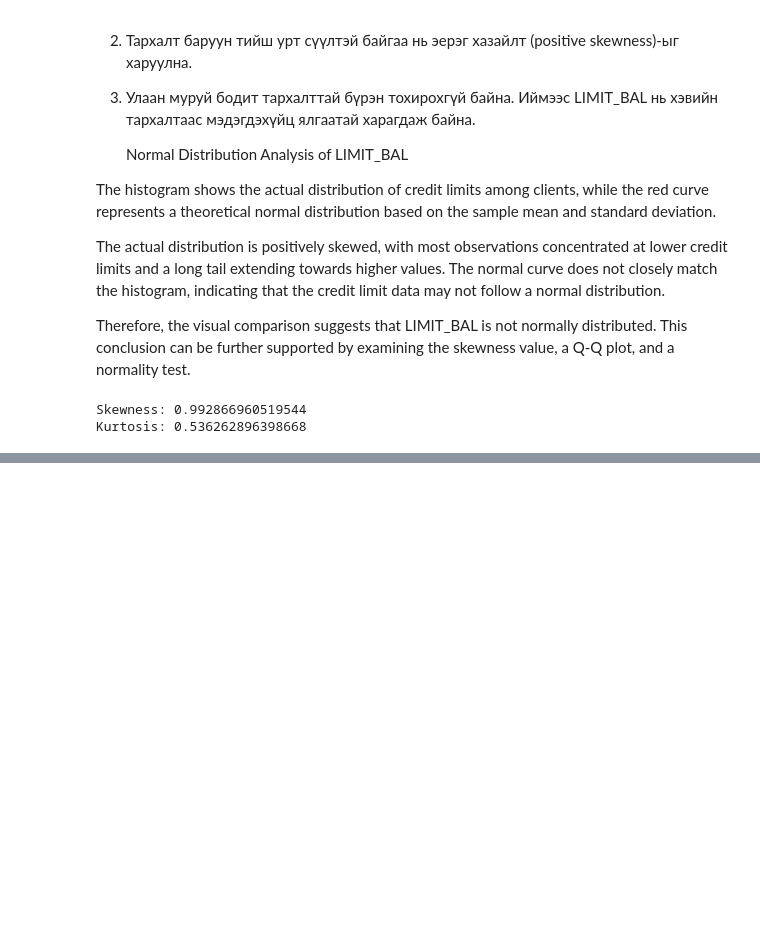
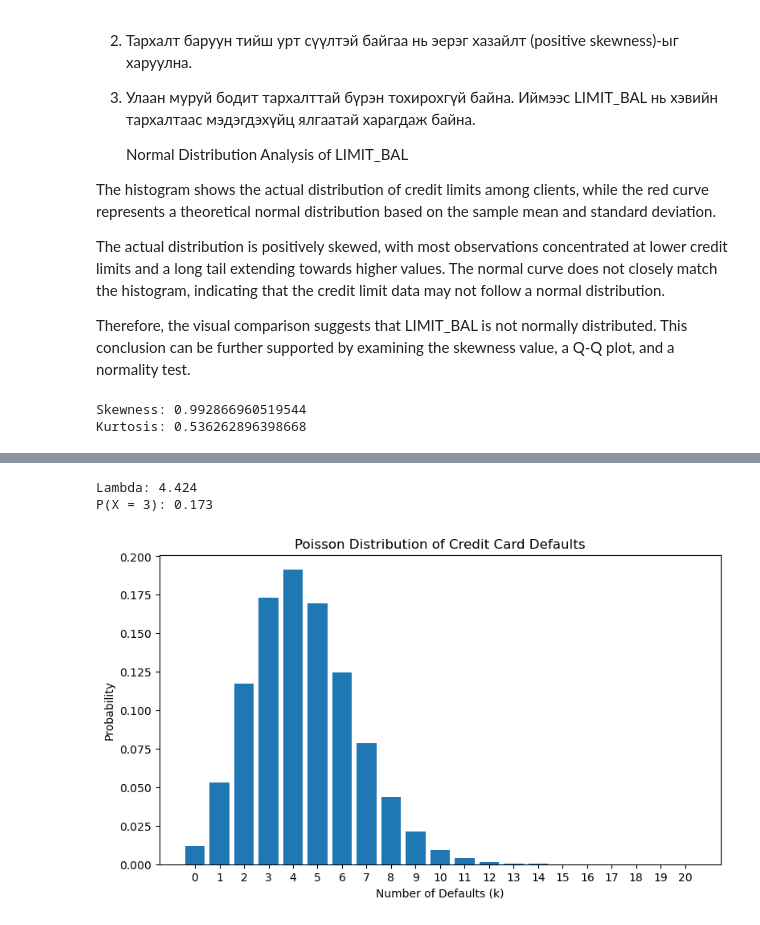
Before and after one commit to Erdenetuya610/Statistical-Tech-2026, a Jupyter notebook: Statistical Tech.ipynb, the cells around one changed output, grey strips where cells are left out. Saved outputs shown, nothing was run; the diff lists cells and outputs as text; code cells hidden in the pictures; blank space fills up the shorter version.

```diff
--- a/Statistical Tech.ipynb
+++ b/Statistical Tech.ipynb
@@ -359,0 +446,20 @@ Kurtosis: 0.536262896398668
+# %%
+
+# Poisson distribution
+lam = n * p
+poisson_probs = poisson.pmf(k, lam)
+
+print("Lambda:", round(lam, 4))
+print("P(X = 3):", round(poisson.pmf(3, lam), 4))
+
+plt.figure(figsize=(9, 5))
+plt.bar(k, poisson_probs)
+plt.title('Poisson Distribution of Credit Card Defaults')
+plt.xlabel('Number of Defaults (k)')
+plt.ylabel('Probability')
+plt.xticks(k)
+plt.show()
+# %% [output]
+Lambda: 4.424
+P(X = 3): 0.173
+[figure, added]
```
Also changed, not shown: parts of 8 cells of this notebook.
